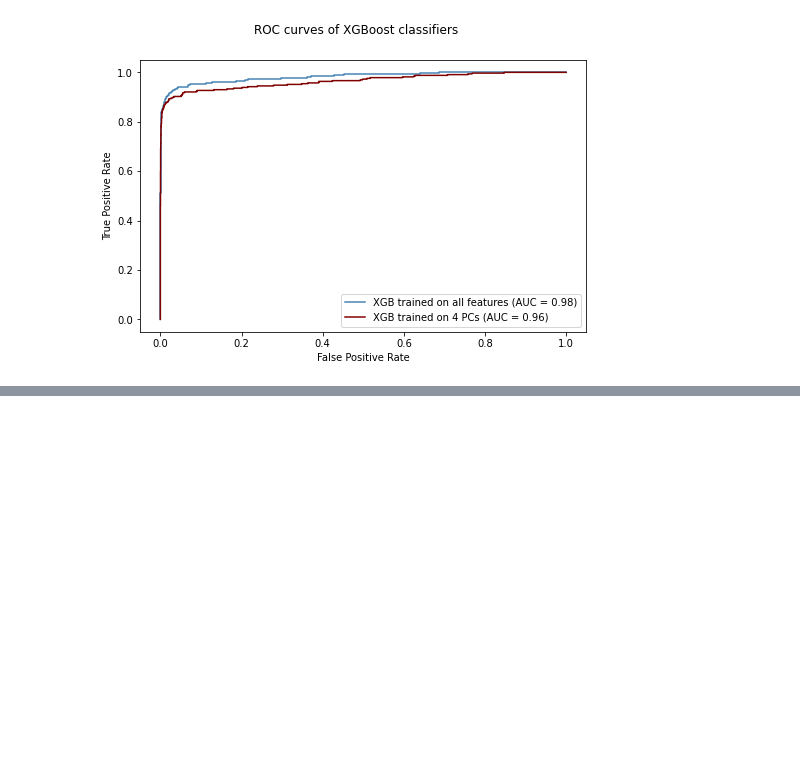
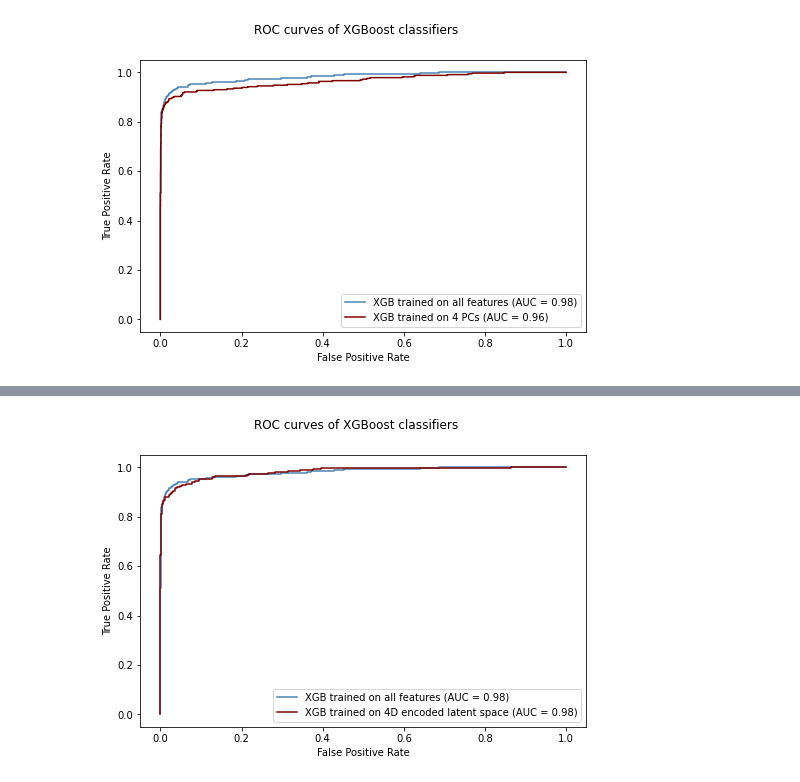
Before and after one commit to foukonana/MSc_MachineLearning_Asgmts, a Jupyter notebook: Assignments/Asgmt7_FeatureSelection/asgmt7_dim_reduction_afoudouli.ipynb, the cells around one changed output, grey strips where cells are left out. Drawn from its saved outputs; the diff is of its cells as text; code cells hidden in the pictures; blank space fills up the shorter version.

Commit message:
finalized autoencoder solution

```diff
--- a/Assignments/Asgmt7_FeatureSelection/asgmt7_dim_reduction_afoudouli.ipynb
+++ b/Assignments/Asgmt7_FeatureSelection/asgmt7_dim_reduction_afoudouli.ipynb
@@ -172,0 +150,15 @@ Epoch 10/10
+# %%
+input_dim = X_train.shape[1]
+encoding_dim = 4  # same dim as with PCA
+
+input_layer = Input(shape=(input_dim, ))
+latent_layer = Dense(encoding_dim, activation='tanh')(input_layer)
+output_layer = Dense(input_dim, activation='sigmoid')(latent_layer)
+
+# keep the encoder part of the model
+encoder = Model(input_layer, latent_layer)
+
+autoencoder = Model(input_layer, output_layer)
+autoencoder.compile(optimizer='adam', loss='binary_crossentropy')
+# %%
+autoencoder.fit(X_train_encoder, X_train_encoder, epochs=10)
@@ -172,0 +187,6 @@ Epoch 10/10
+# %%
+X_train_encoder = encoder.predict(X_train_encoder)
+X_test_encoder = encoder.predict(X_test_encoder)
+# %%
+clf_encoder = XGBClassifier(n_jobs=-1)
+clf_encoder.fit(X_train_encoder, y_train)
@@ -172,0 +202,8 @@ Epoch 10/10
+# %%
+fig, axs = plt.subplots(nrows=1, ncols=1, figsize=(8, 5), sharey='row')
+plt.suptitle('ROC curves of XGBoost classifiers')
+plot_roc_curve(full_dim_pipe, X_test, y_test, color='steelblue', ax=axs, name='XGB trained on all features')
+plot_roc_curve(clf_encoder, X_test_encoder, y_test, color='maroon', ax=axs, name='XGB trained on 4D encoded latent space')
+plt.show()
+# %% [output]
+[figure, added]
```
Also changed, not shown: parts of 12 cells of this notebook.
